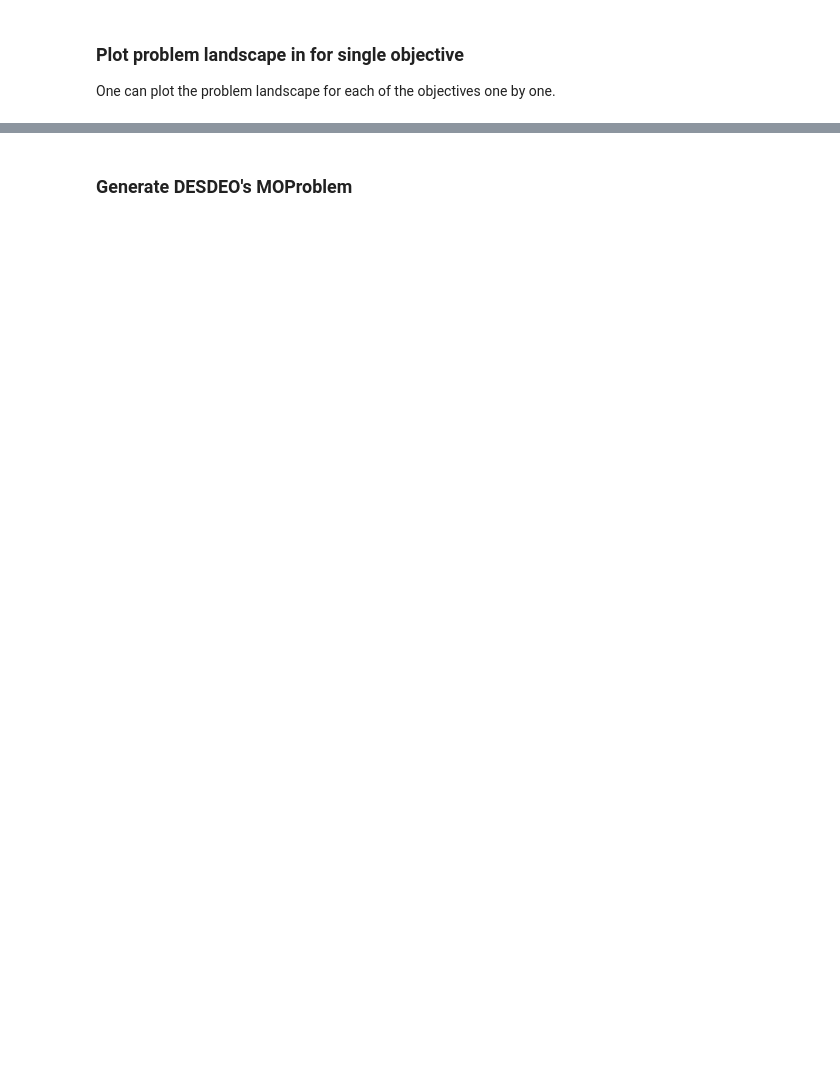
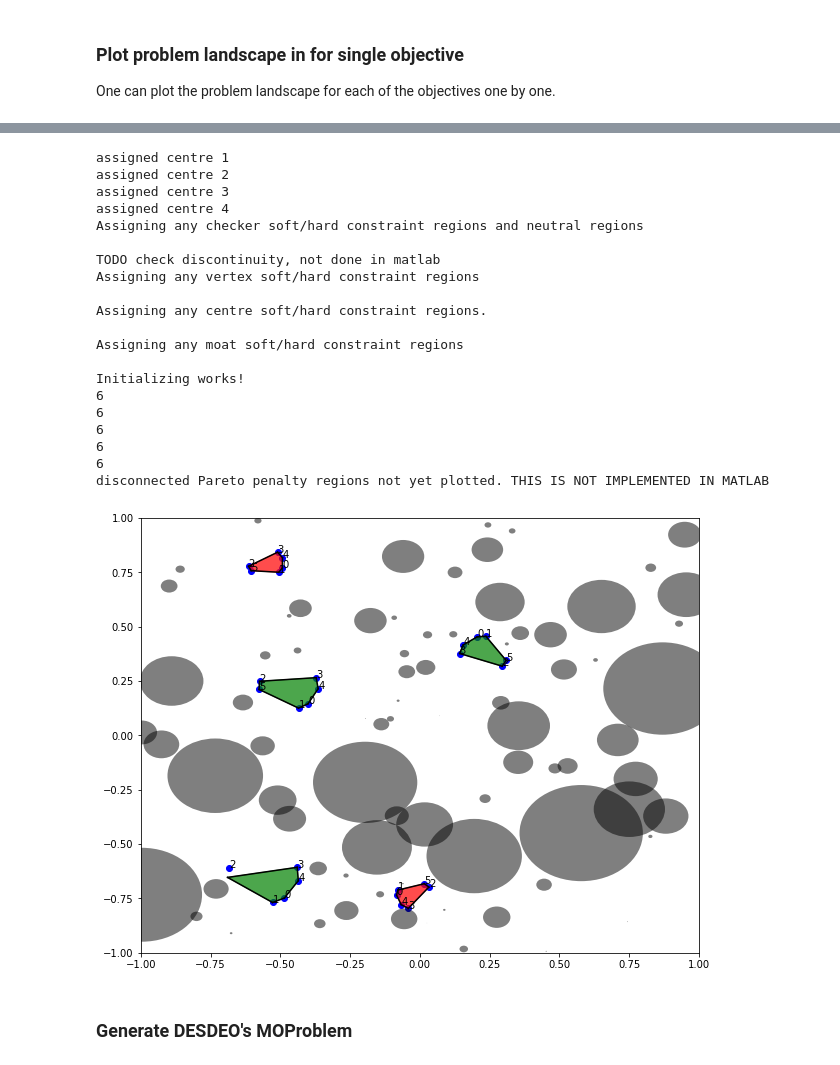
Before and after one commit to industrial-optimization-group/desdeo-problem, a Jupyter notebook: docs/notebooks/DBMOPP_tutorial.ipynb, the cells around one changed output, grey strips where cells are left out. Saved outputs shown, nothing was run; the diff lists cells and outputs as text; code cells hidden in the pictures; blank space fills up the shorter version.

```diff
--- a/docs/notebooks/DBMOPP_tutorial.ipynb
+++ b/docs/notebooks/DBMOPP_tutorial.ipynb
@@ -78,3 +93,53 @@ resolution = 300
+# %%
+# parameters
+n_objectives = 6
+n_variables = 10
+n_local_pareto_regions = 3
+n_disconnected_regions = 0
+n_global_pareto_regions = 2
+const_space = 0.3
+pareto_set_type = 2
+constraint_type = 4
+
+
+complex_problem = DBMOPP_generator(
+    n_objectives,
+    n_variables,
+    n_local_pareto_regions,
+    n_disconnected_regions,
+    n_global_pareto_regions,
+    const_space,
+    pareto_set_type,
+    constraint_type, 0, False, False, 0, 10000
+)
+#print(complex_problem._print_params())
+
+print("Initializing works!")
+
+# Plot the generated problem
+complex_problem.plot_problem_instance()
+# %% [output]
+assigned centre 1
+assigned centre 2
+assigned centre 3
+assigned centre 4
+Assigning any checker soft/hard constraint regions and neutral regions
+
+TODO check discontinuity, not done in matlab
+Assigning any vertex soft/hard constraint regions
+
+Assigning any centre soft/hard constraint regions.
+
+Assigning any moat soft/hard constraint regions
+
+Initializing works!
+6
+6
+6
+6
+6
+disconnected Pareto penalty regions not yet plotted. THIS IS NOT IMPLEMENTED IN MATLAB
+[figure, added]
 # %% [markdown]
 ### Generate DESDEO's MOProblem
 # %%
```
Also changed, not shown: parts of 7 cells of this notebook, 2 other files.
